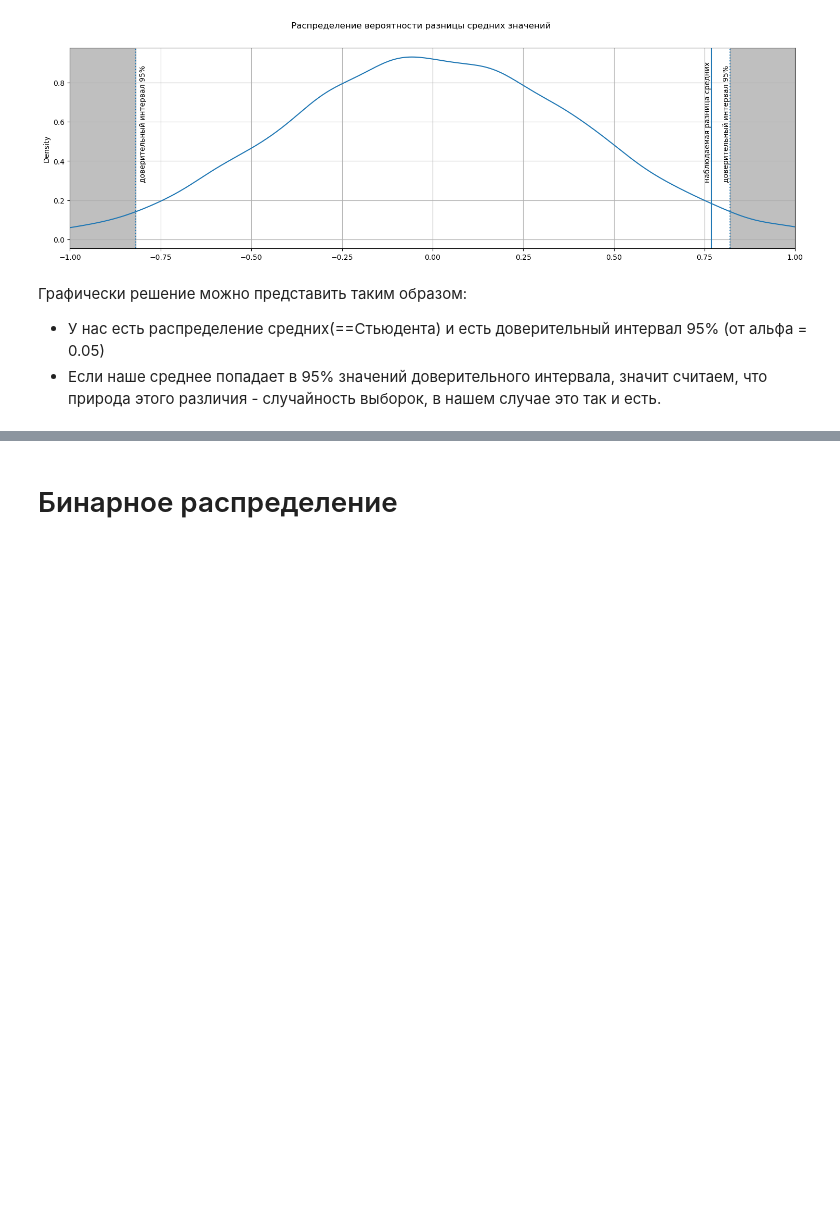
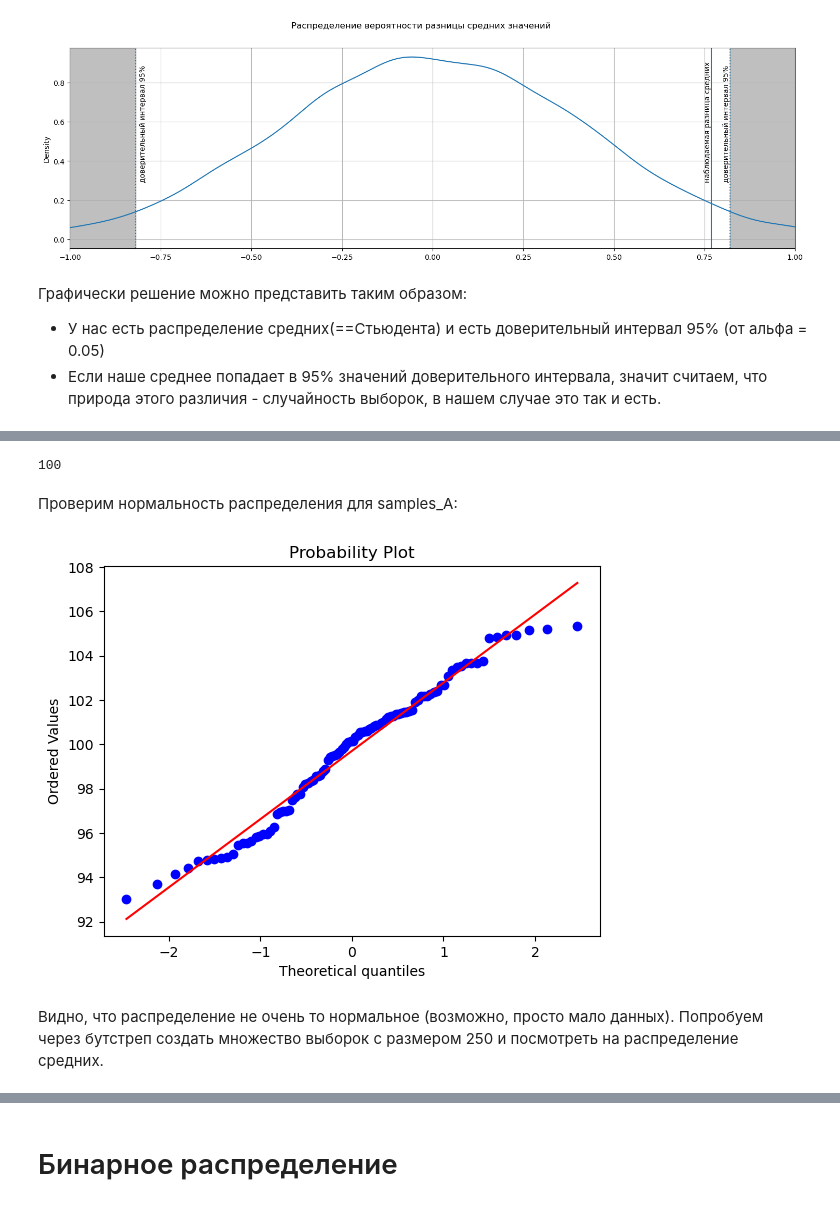
Before and after one commit to svotyakov/A_B_testing, a Jupyter notebook: A_B_test_ Theory.ipynb, the cells around one changed output, grey strips where cells are left out. Cells and saved outputs as stored; diff of their text form; code cells hidden in the pictures; blank space fills up the shorter version.

```diff
--- a/A_B_test_ Theory.ipynb
+++ b/A_B_test_ Theory.ipynb
@@ -170,0 +208,16 @@ plt.show()
+# %%
+len(samples_A)
+# %% [output]
+100
+# %% [markdown]
+Проверим нормальность распределения для samples_A:
+# %%
+import pylab
+import scipy.stats as stats
+
+stats.probplot(samples_A, dist="norm", plot=pylab)
+pylab.show()
+# %% [output]
+[figure, added]
+# %% [markdown]
+Видно, что распределение не очень то нормальное (возможно, просто мало данных). Попробуем через бутстреп создать множество выборок с размером 250 и посмотреть на распределение средних.
```
Also changed, not shown: parts of 28 cells of this notebook.
